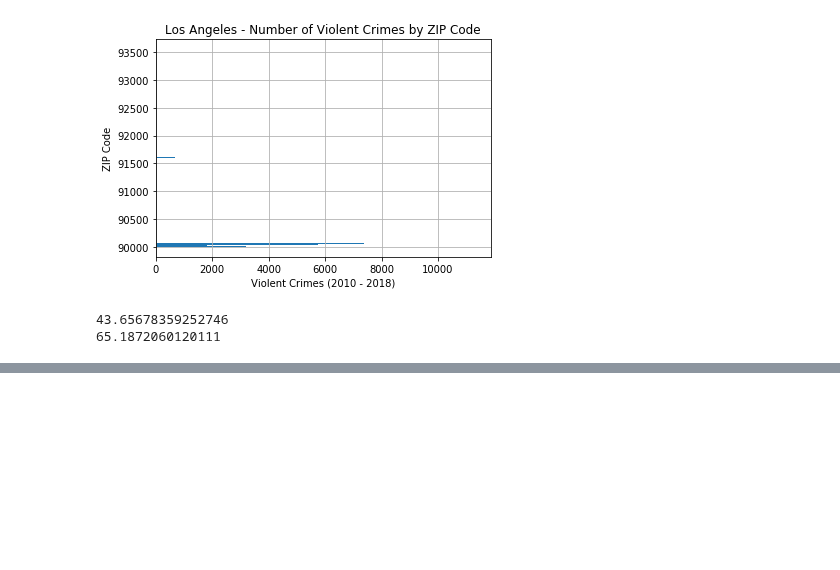
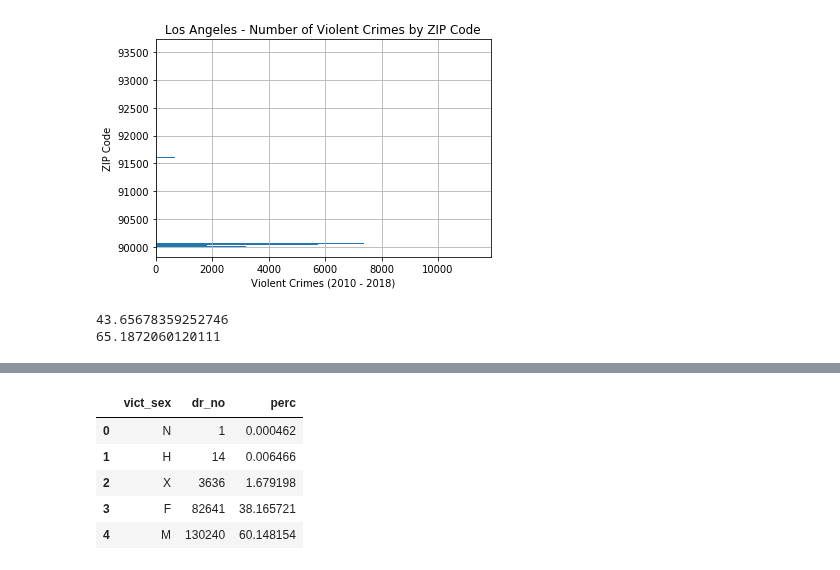
Before and after one commit to frederikdebruyker/Los-Angeles-Crime-Statistics, a Jupyter notebook: los_angeles_crime_statistics.ipynb, the cells around one changed output, grey strips where cells are left out. Saved outputs shown, nothing was run; the diff lists cells and outputs as text; code cells hidden in the pictures; blank space fills up the shorter version.

```diff
--- a/los_angeles_crime_statistics.ipynb
+++ b/los_angeles_crime_statistics.ipynb
@@ -456,0 +481,12 @@ print(total_20perc)
+# %%
+total_vict_sex_v =  vict_sex_hist_v.sum(axis = 0, skipna = True).dr_no
+vict_sex_hist_v['perc'] = vict_sex_hist_v['dr_no'] / total_vict_sex_v * 100
+
+vict_sex_hist_v
+# %% [output]
+|  | vict_sex | dr_no | perc |
+| 0 | N | 1 | 0.000462 |
+| 1 | H | 14 | 0.006466 |
+| 2 | X | 3636 | 1.679198 |
+| 3 | F | 82641 | 38.165721 |
+| 4 | M | 130240 | 60.148154 |
```
Also changed, not shown: parts of 3 cells of this notebook, 1 other file.
